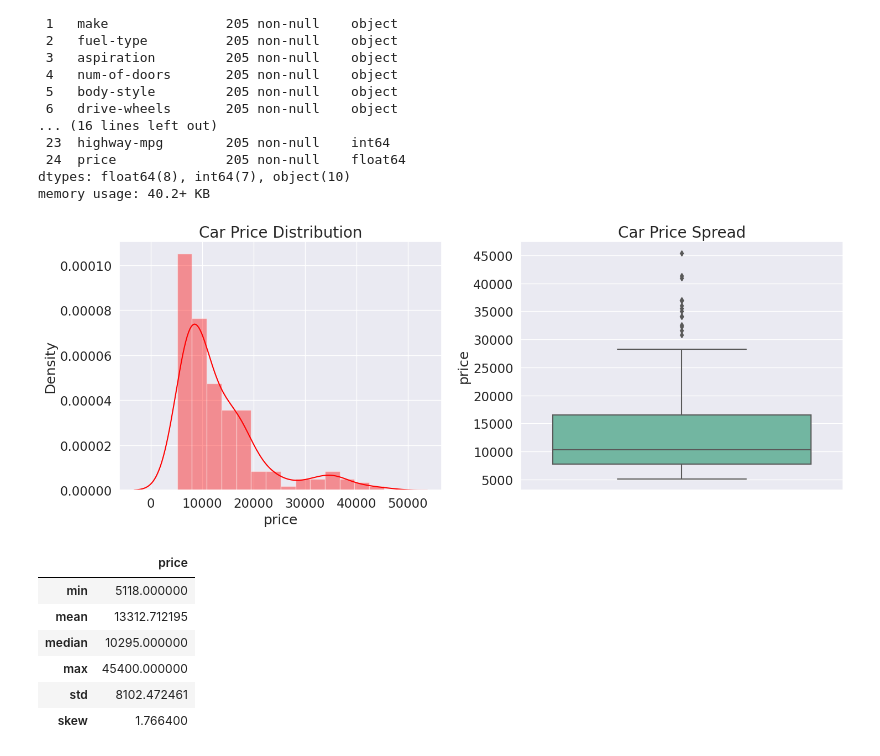
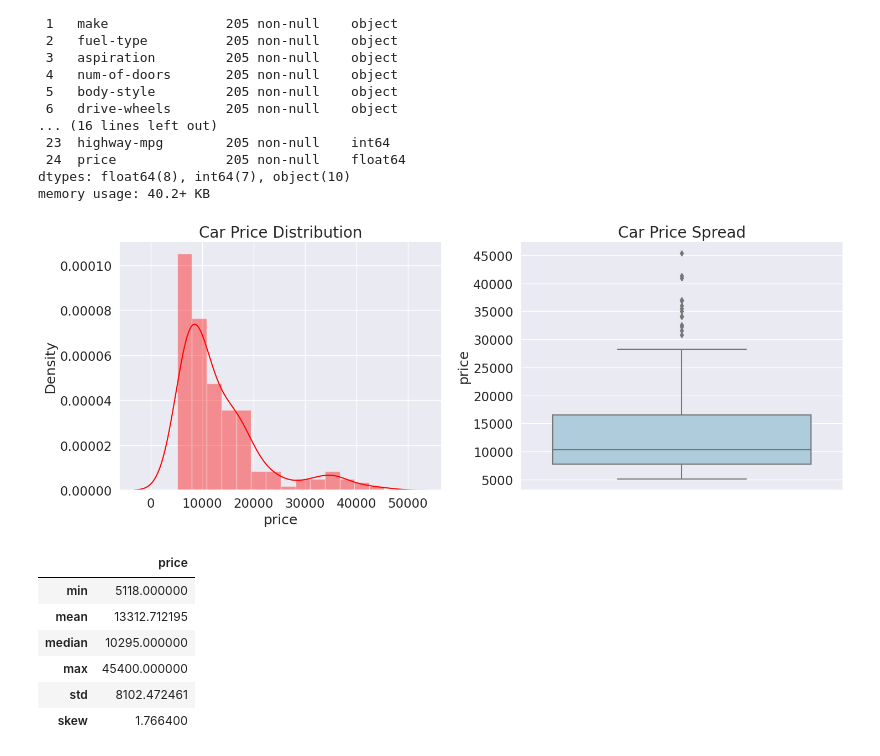
Before and after one commit to ShreeKeshavan/Car_price_prediction, a Jupyter notebook: Car_price_prediction.ipynb, the cells around one changed output. Saved outputs shown, nothing was run; the diff lists cells and outputs as text; code cells hidden in the pictures.

```diff
--- a/Car_price_prediction.ipynb
+++ b/Car_price_prediction.ipynb
@@ -245,16 +261,16 @@ memory usage: 40.2+ KB
 # %%
 plt.figure(figsize=(15,6))
 plt.subplot(1,2,1)
 sns.distplot(df["price"],color="red",kde=True)
 plt.title("Car Price Distribution",fontsize=20)
 
 plt.subplot(1,2,2)
-sns.boxplot(y=df["price"],palette="Set2")
+sns.boxplot(y=df["price"],palette="Paired")
 plt.title("Car Price Spread",fontsize=20)
 plt.tight_layout() # to adjusts the spacing between subplots
 plt.show()
 # %% [output]
-[figure, old version]
+[figure, new version]
 # %%
 df["price"].agg(["min","mean","median","max","std","skew"]).to_frame()
 # %% [output]
```
Also changed, not shown: parts of 20 cells of this notebook.
